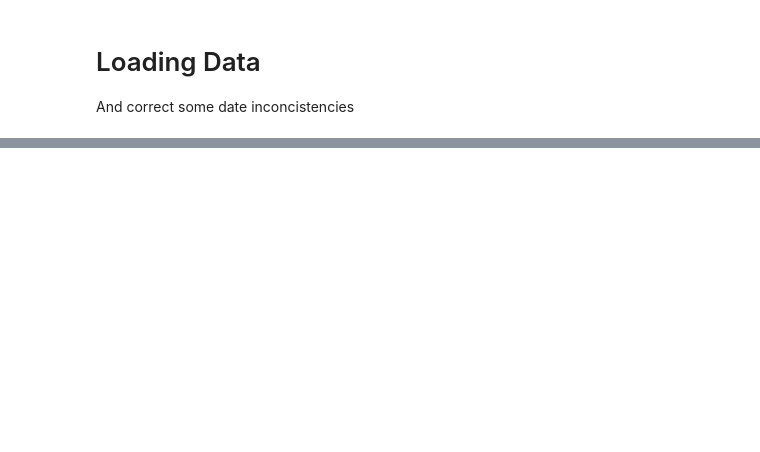
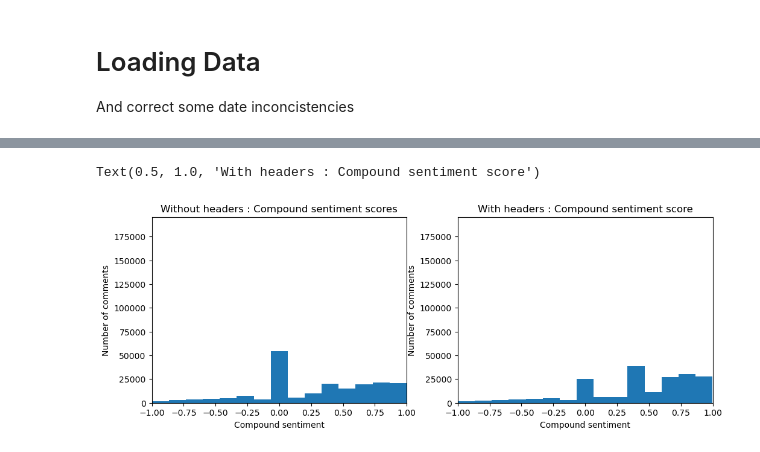
Before and after one commit to epfl-ada/ada-2023-project-abracadabra, a Jupyter notebook: Sentiment_analysis.ipynb, the cells around one changed output, grey strips where cells are left out. Saved outputs shown, nothing was run; the diff lists cells and outputs as text; code cells hidden in the pictures; blank space fills up the shorter version.

```diff
--- a/Sentiment_analysis.ipynb
+++ b/Sentiment_analysis.ipynb
@@ -244,3 +283,28 @@ Text(0, 0.5, 'Number of comments')
+# %%
+total_sent = []
+[total_sent.append(analyzer.polarity_scores(sent)['compound']) for sent in doc]
+
+total_sent_with_headers = []
+[total_sent_with_headers.append(analyzer.polarity_scores(sent)['compound']) for sent in doc_with_headers]
+
+fig, axs = plt.subplots(1, 2, figsize=(12, 4))
+
+axs[0].hist(total_sent, bins=15)
+axs[0].set_xlim([-1, 1])
+axs[0].set_ylim([0, 195647])
+axs[0].set_xlabel('Compound sentiment')
+axs[0].set_ylabel('Number of comments')
+axs[0].set_title('Without headers : Compound sentiment scores')
+
+axs[1].hist(total_sent_with_headers, bins=15)
+axs[1].set_xlim([-1, 1])
+axs[1].set_ylim([0, 195647])
+axs[1].set_xlabel('Compound sentiment')
+axs[1].set_ylabel('Number of comments')
+axs[1].set_title('With headers : Compound sentiment score')
+# %% [output]
+Text(0.5, 1.0, 'With headers : Compound sentiment score')
+[figure, added]
 # %%
 sents = [analyzer.polarity_scores(sent)['compound'] for sent in doc]
 print('Number of positive sentences:',sum(np.array(sents)>=0.05))
```
Also changed, not shown: parts of 26 cells of this notebook.
